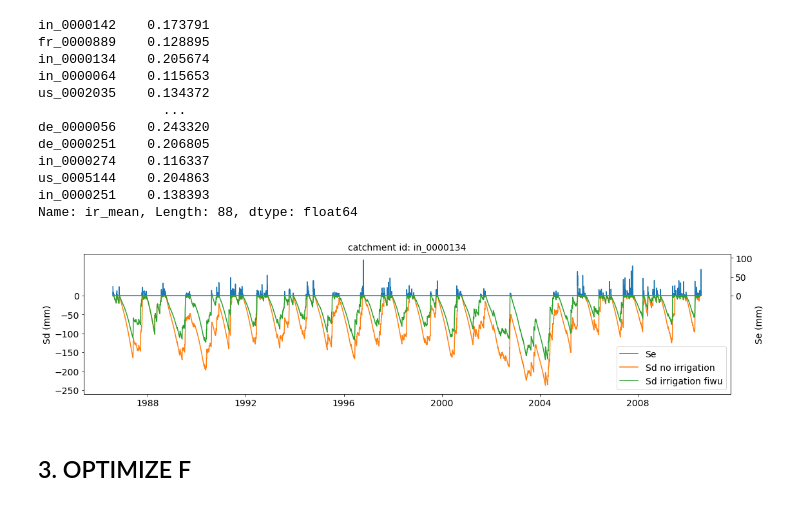
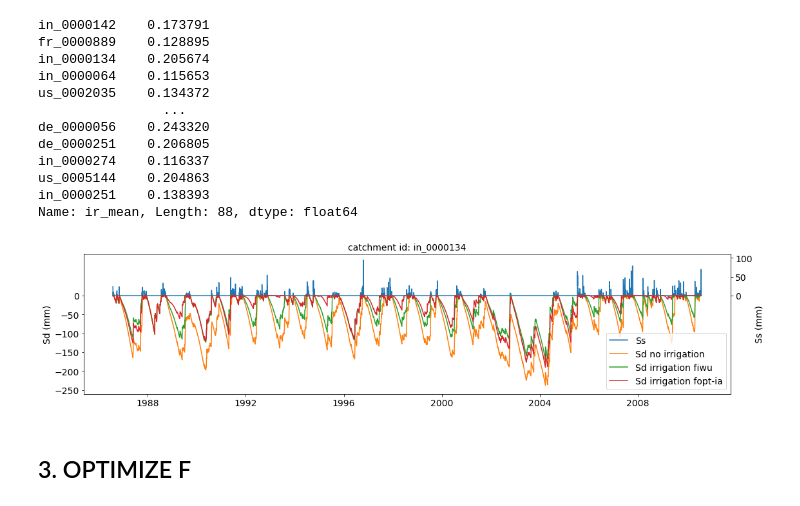
Before and after one commit to fvanoorschot/global_sr_module, a Jupyter notebook: run_script_irrigation.ipynb, the cells around one changed output. Cells and saved outputs as stored; diff of their text form; code cells hidden in the pictures.

```diff
--- a/run_script_irrigation.ipynb
+++ b/run_script_irrigation.ipynb
@@ -324,37 +325,39 @@ Name: ir_mean, Length: 88, dtype: float64
 # %%
 catch_id = 'in_0000134'
 sd_f0 = pd.read_csv(f'{work_dir}/output/sr_calculation/sd_catchments/no_irri/sd/{catch_id}.csv',index_col=0)
 sd_fiwu = pd.read_csv(f'{work_dir}/output/sr_calculation/sd_catchments/irri/fiwu/sd/{catch_id}_fiwu.csv',index_col=0)
+sd_fopt = pd.read_csv(f'{work_dir}/output/sr_calculation/sd_catchments/irri/f1.85ia/sd/{catch_id}_f1.85ia.csv',index_col=0)
 sd_f0.index = pd.to_datetime(sd_f0.index)
 sd_fiwu.index = pd.to_datetime(sd_fiwu.index)
+sd_fopt.index = pd.to_datetime(sd_fopt.index)
 
 # se_f0 = pd.read_csv(f'{work_dir}/output/sr_calculation/sd_catchments/no_irri/se/{catch_id}.csv',index_col=0)
 se_fiwu = pd.read_csv(f'{work_dir}/output/sr_calculation/sd_catchments/irri/fiwu/se/{catch_id}_fiwu.csv',index_col=0)
 # se_f0.index = pd.to_datetime(sd_f0.index)
 se_fiwu.index = pd.to_datetime(se_fiwu.index)
 
 fig = plt.figure(figsize=(18,4))
 ax = fig.add_subplot(111)
 ax2 = ax.twinx()
 
-ax.plot(sd_fiwu.index,sd_fiwu.se2, label='Se')
+ax.plot(sd_fiwu.index,sd_fiwu.se2, label='Ss')
 ax.plot(sd_f0.index,sd_f0.Sd, label='Sd no irrigation')
 ax.plot(sd_fiwu.index,sd_fiwu.sd2, label='Sd irrigation fiwu')
-
+ax.plot(sd_fopt.index,sd_fopt.sd2, label='Sd irrigation fopt-ia')
 ax.set_yticks([0,-50,-100,-150,-200,-250])
 ax2.set_yticks([0,50,100])
 ax.set_ylim(-260,110)
 ax2.set_ylim(-260,110)
 ax.set_ylabel('Sd (mm)', size=14)
-ax2.set_ylabel('Se (mm)', size=14)
+ax2.set_ylabel('Ss (mm)', size=14)
 ax.tick_params(axis='both', labelsize=14)
 ax2.tick_params(axis='y', labelsize=14)
 
 ax.legend(fontsize=14)
 ax.set_title(f'catchment id: {catch_id}',size=14)
-fig.savefig(f'{work_dir}/output/figures/irrigation/sd_se_timeseries.jpg',dpi=200,bbox_inches='tight')
+fig.savefig(f'{work_dir}/output/figures/irrigation/sd_ss_timeseries.jpg',dpi=200,bbox_inches='tight')
 # %% [output]
-[figure, old version]
+[figure, new version]
 # %% [markdown]
 ## 3. OPTIMIZE F
 # %%
```
Also changed, not shown: parts of 35 cells of this notebook, 14 other files.
